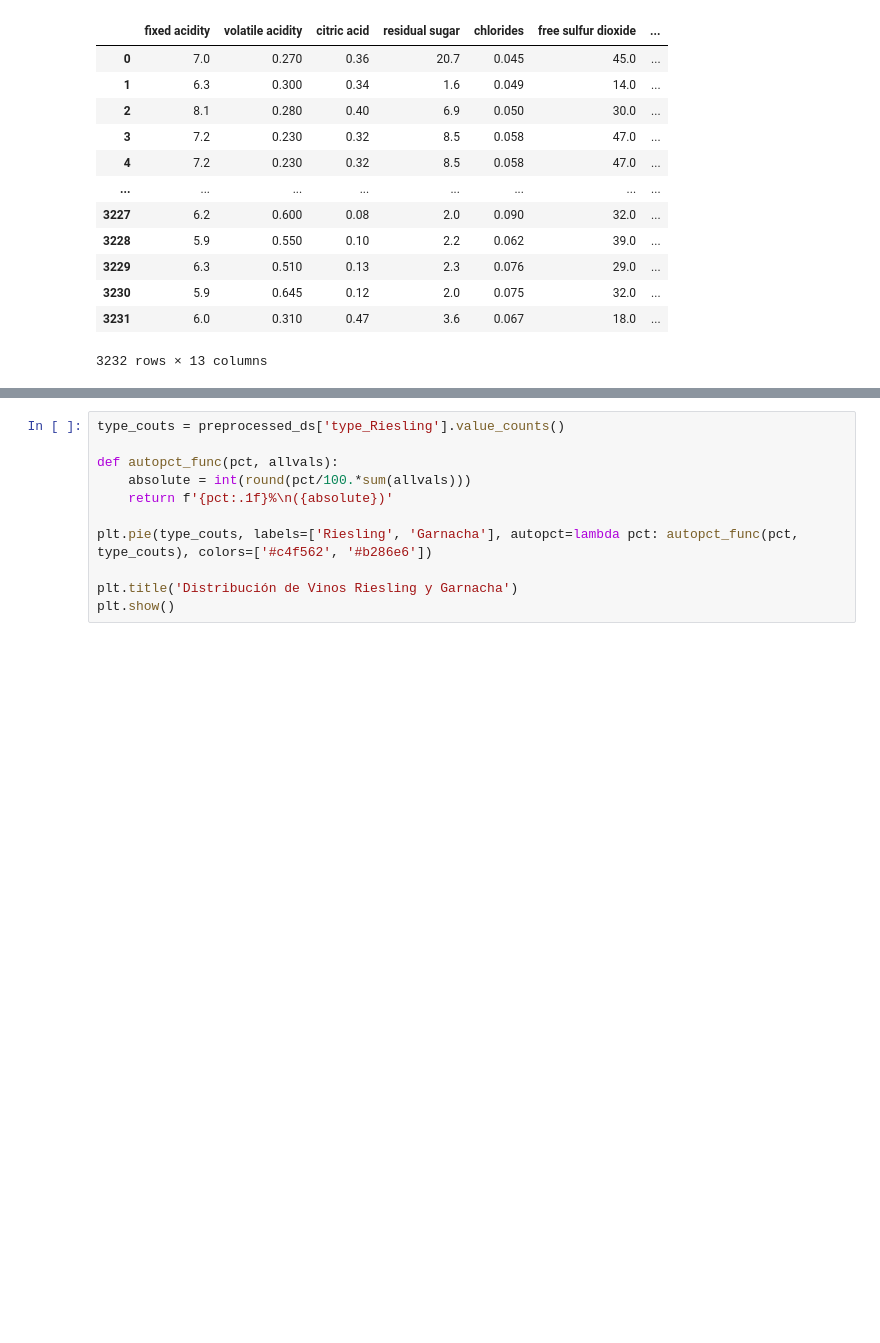
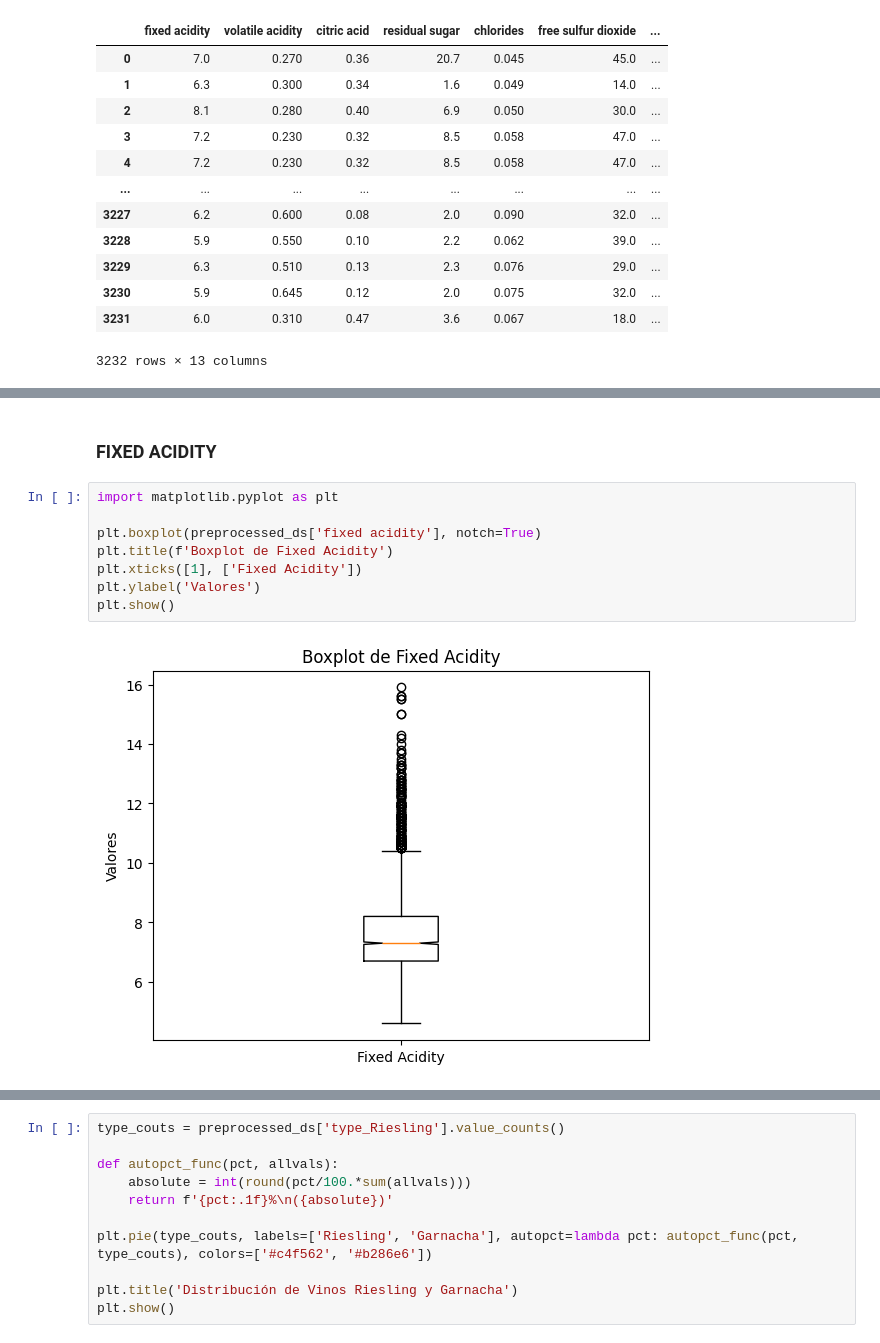
Before and after one commit to Matias914/Wine-Quality-Analysis, a Jupyter notebook: notebook_tpe.ipynb, the cells around one changed output, grey strips where cells are left out. Saved outputs shown, nothing was run; the diff lists cells and outputs as text; blank space fills up the shorter version.

```diff
--- a/notebook_tpe.ipynb
+++ b/notebook_tpe.ipynb
@@ -835,0 +588,12 @@ plt.show()
+# %% [markdown]
+### FIXED ACIDITY
+# %%
+import matplotlib.pyplot as plt
+
+plt.boxplot(preprocessed_ds['fixed acidity'], notch=True)
+plt.title(f'Boxplot de Fixed Acidity')
+plt.xticks([1], ['Fixed Acidity'])
+plt.ylabel('Valores')
+plt.show()
+# %% [output]
+[figure, added]
```
Also changed, not shown: parts of 93 cells of this notebook.
